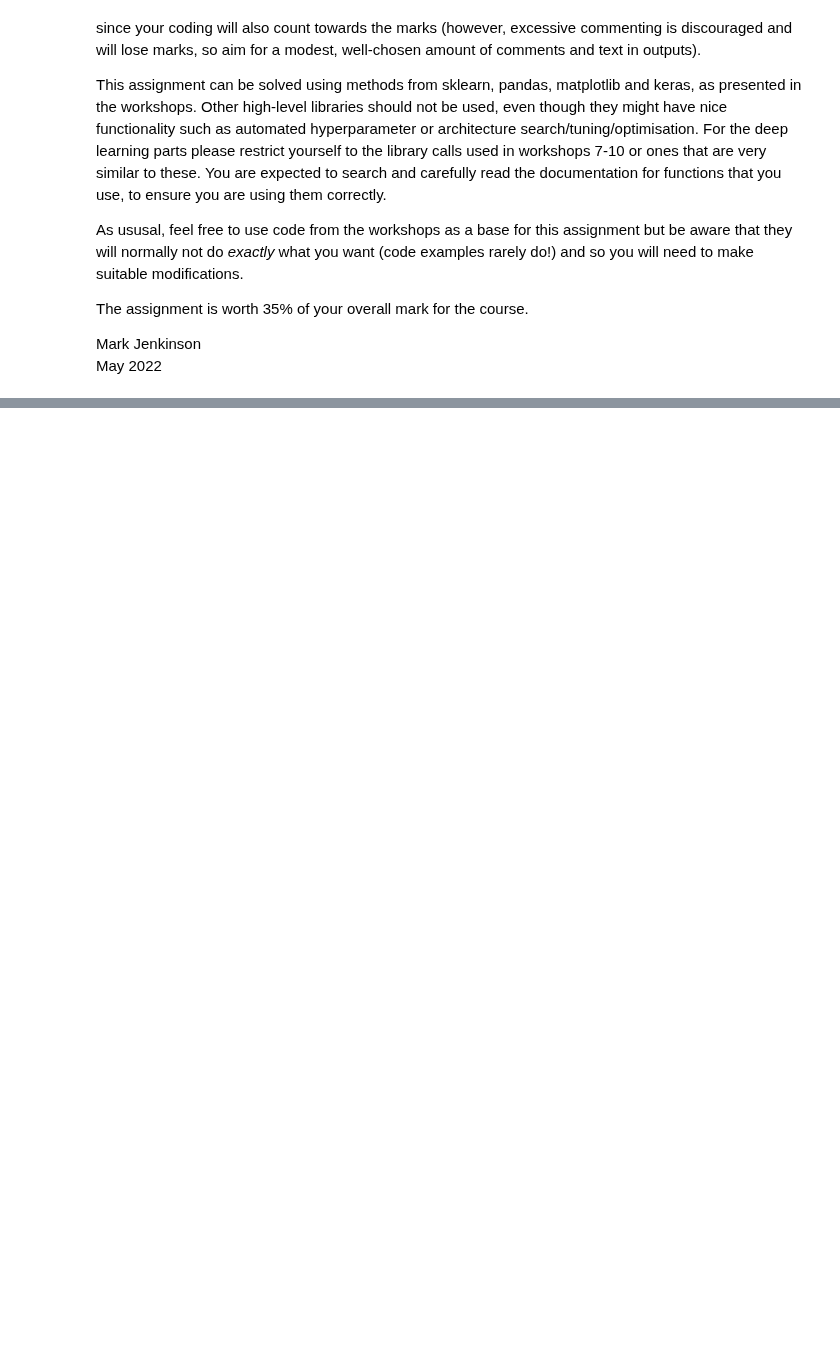
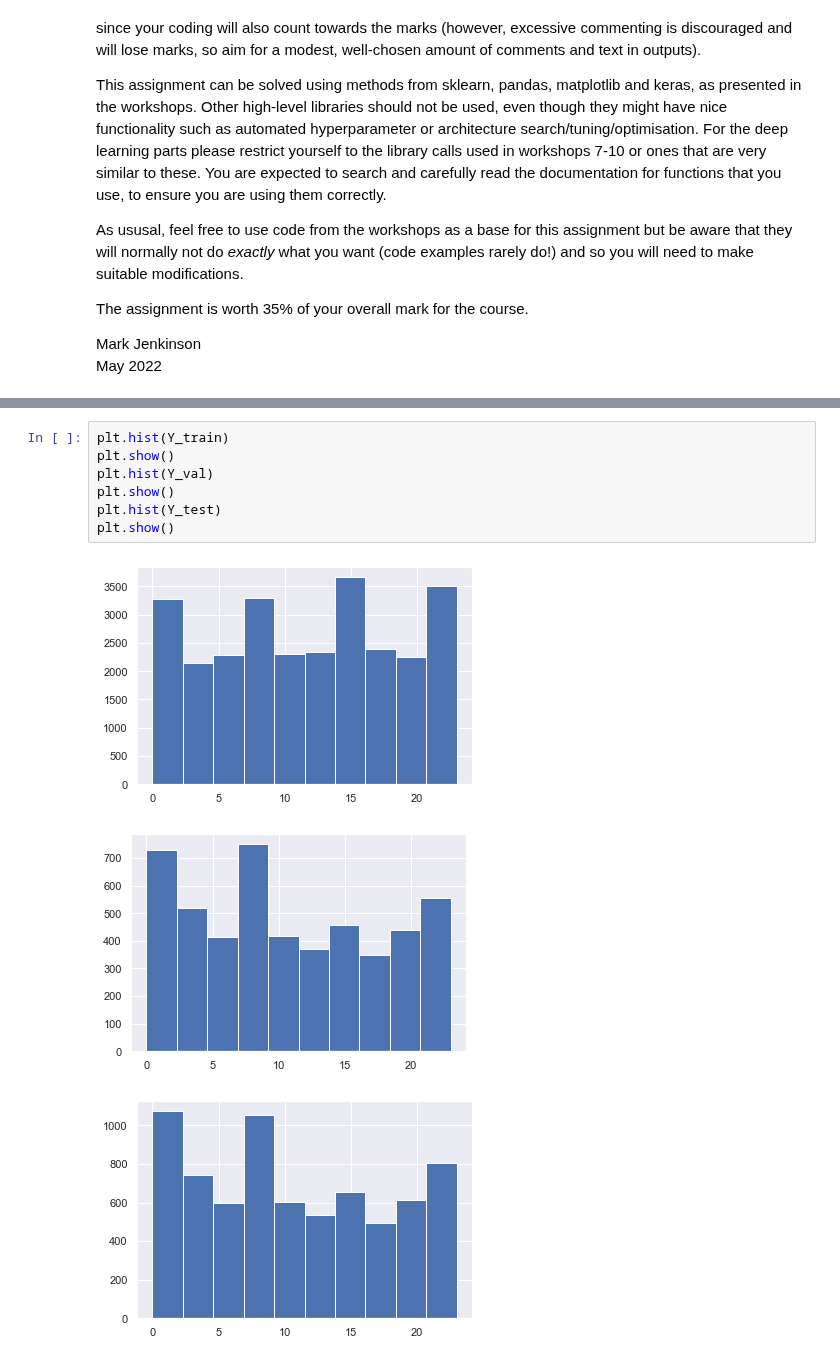
Before and after one commit to XiaoLinZzz/Machine-learning, a Jupyter notebook: A3/Assignment3_UMLT_2022_instructions.ipynb, the cells around one changed output, grey strips where cells are left out. Saved outputs shown, nothing was run; the diff lists cells and outputs as text; blank space fills up the shorter version.

```diff
--- a/A3/Assignment3_UMLT_2022_instructions.ipynb
+++ b/A3/Assignment3_UMLT_2022_instructions.ipynb
@@ -320,0 +241,11 @@ AttributeError: 'Base_CNN' object has no attribute 'fit'
+# %%
+plt.hist(Y_train)
+plt.show()
+plt.hist(Y_val)
+plt.show()
+plt.hist(Y_test)
+plt.show()
+# %% [output]
+[figure, added]
+[figure, added]
+[figure, added]
```
Also changed, not shown: parts of 43 cells of this notebook, 7 other files.
